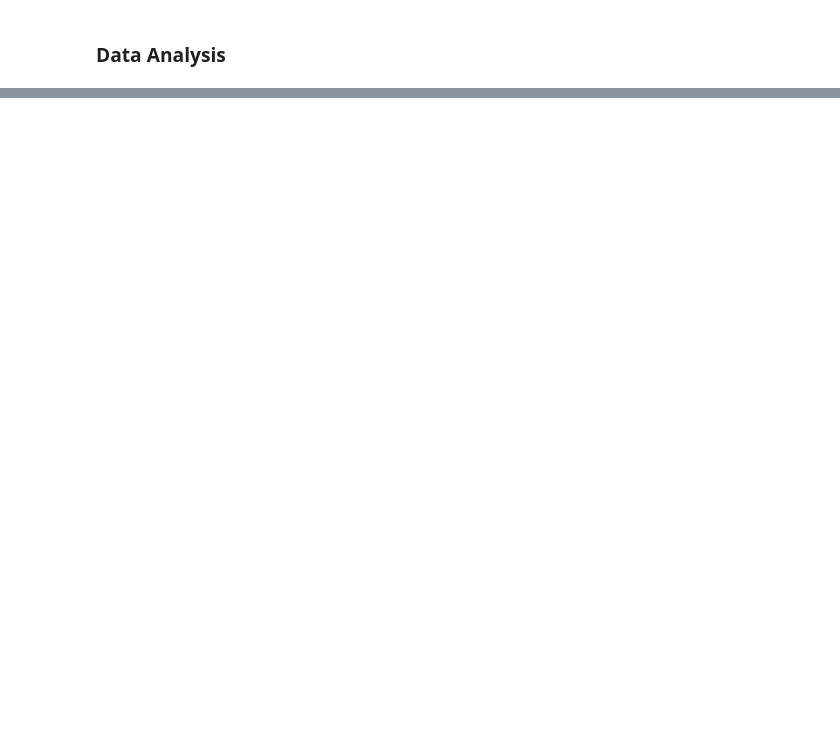
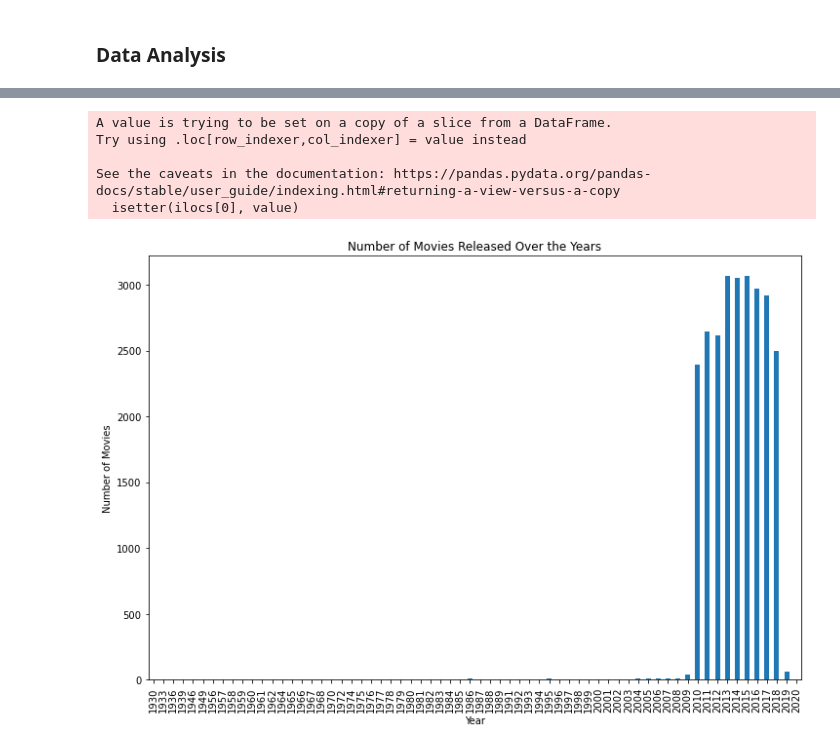
Before and after one commit to Leila-Nyambura/phase_1_project, a Jupyter notebook: box_office_success_analysis.ipynb, the cells around one changed output, grey strips where cells are left out. Saved outputs shown, nothing was run; the diff lists cells and outputs as text; code cells hidden in the pictures; blank space fills up the shorter version.

Commit message:
data analysis

```diff
--- a/box_office_success_analysis.ipynb
+++ b/box_office_success_analysis.ipynb
@@ -259,0 +257,22 @@ NameError: name 'row_indexer' is not defined
+# %%
+# Convert 'release_date' to datetime
+df.loc[:, 'release_date'] = pd.to_datetime(df['release_date'], errors='coerce')
+
+# Extract year from the release date
+df.loc[:, 'release_year'] = df['release_date'].dt.year
+
+# Analyze the number of movies released over the years
+plt.figure(figsize=(12, 8))
+df['release_year'].value_counts().sort_index().plot(kind='bar')
+
+plt.title('Number of Movies Released Over the Years')
+plt.xlabel('Year')
+plt.ylabel('Number of Movies')
+plt.show()
+# %% [output]
+A value is trying to be set on a copy of a slice from a DataFrame.
+Try using .loc[row_indexer,col_indexer] = value instead
+
+See the caveats in the documentation: https://pandas.pydata.org/pandas-docs/stable/user_guide/indexing.html#returning-a-view-versus-a-copy
+  isetter(ilocs[0], value)
+[figure, added]
```
Also changed, not shown: parts of 3 cells of this notebook.
